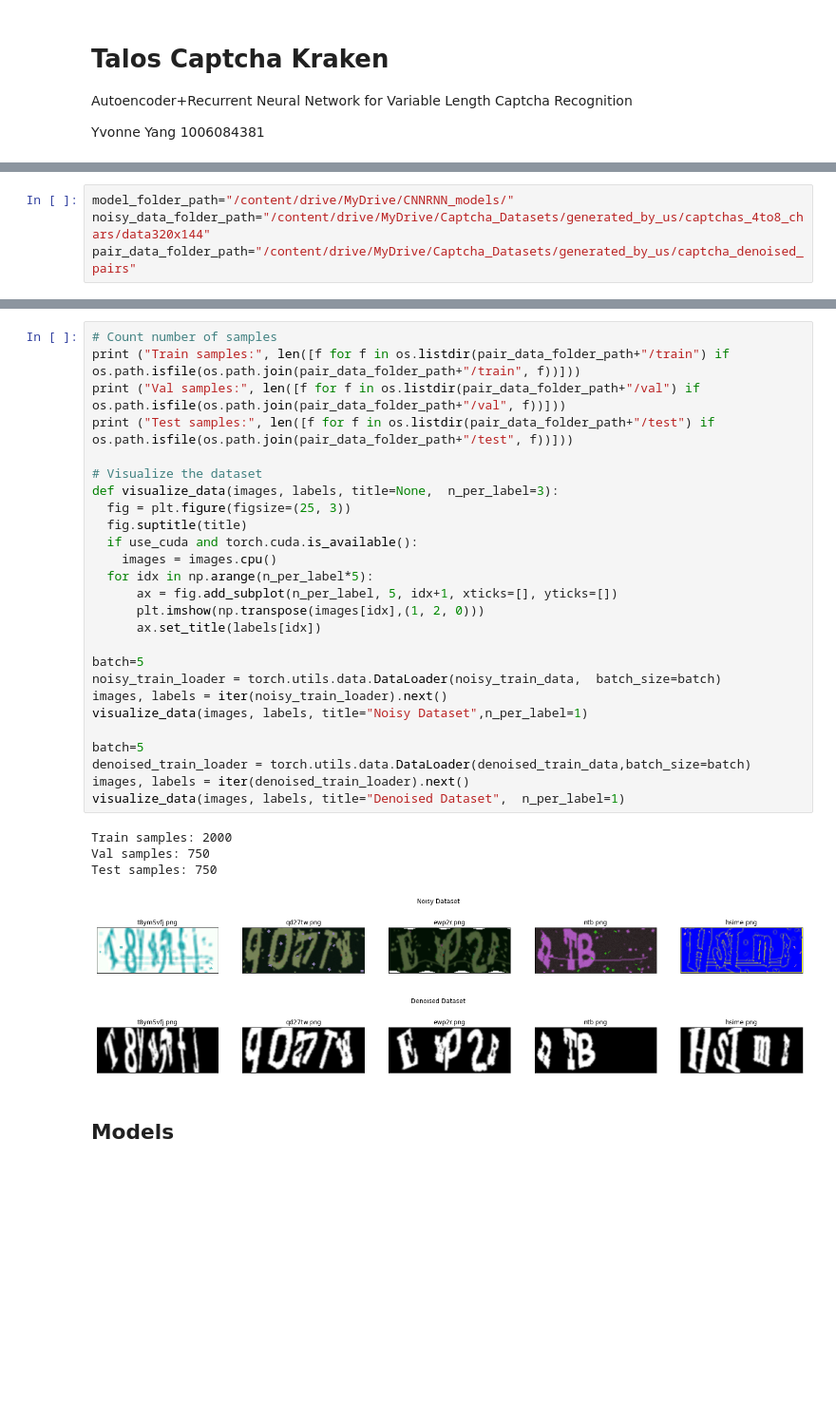
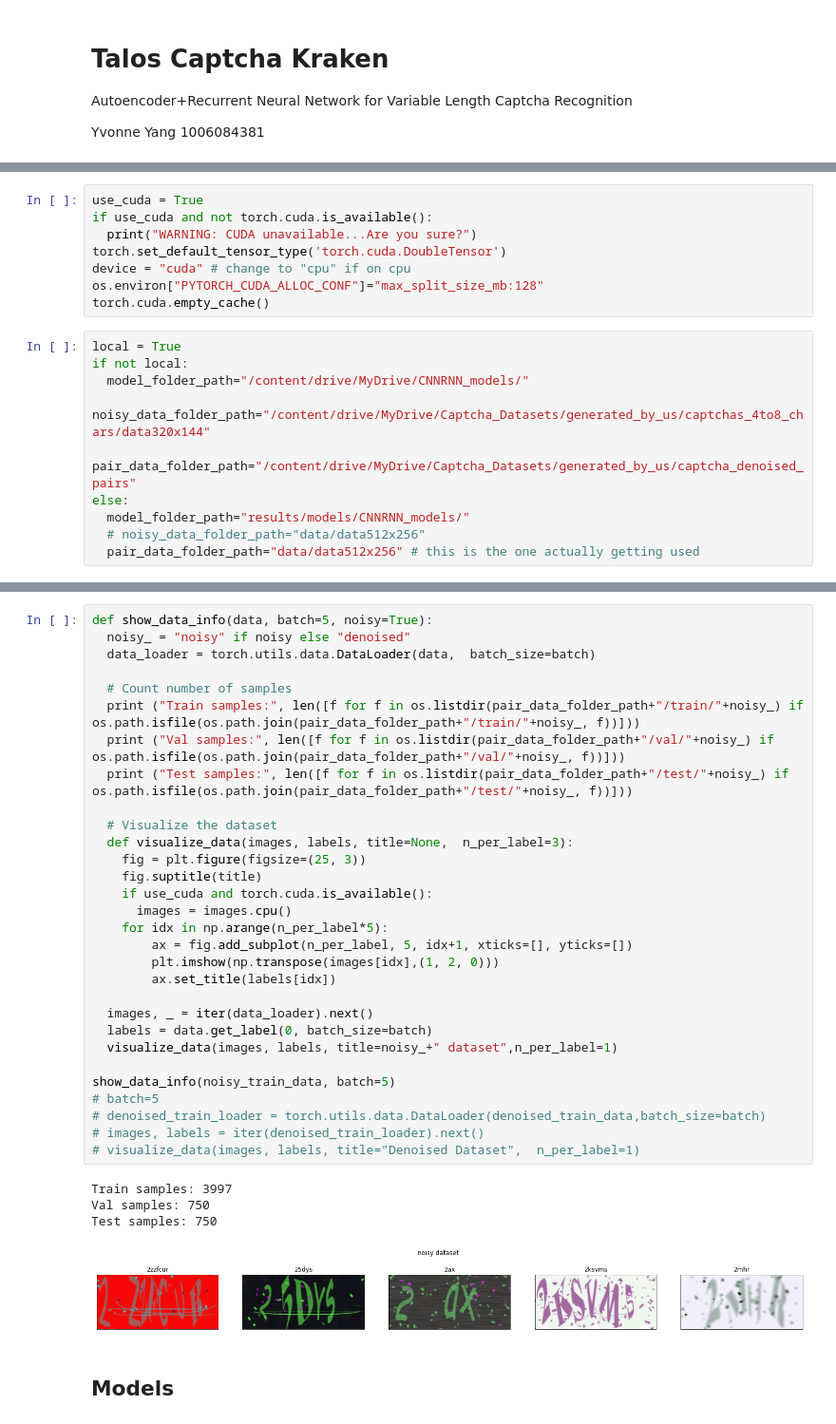
Before and after one commit to Thanoshan/Talos-Captcha-Kraken, a Jupyter notebook: notebooks/005_AE_RNN.ipynb, the cells around one changed output, grey strips where cells are left out. Shown at 95% size. Saved outputs shown, nothing was run; the diff lists cells and outputs as text; blank space fills up the shorter version.

```diff
--- a/notebooks/005_AE_RNN.ipynb
+++ b/notebooks/005_AE_RNN.ipynb
@@ -11,4 +25,18 @@ torch.set_default_tensor_type('torch.cuda.FloatTensor')
+# %%
+use_cuda = True
+if use_cuda and not torch.cuda.is_available():
+  print("WARNING: CUDA unavailable...Are you sure?")
+torch.set_default_tensor_type('torch.cuda.DoubleTensor')
+device = "cuda" # change to "cpu" if on cpu
+os.environ["PYTORCH_CUDA_ALLOC_CONF"]="max_split_size_mb:128"
+torch.cuda.empty_cache()
 # %%
-model_folder_path="/content/drive/MyDrive/CNNRNN_models/"
-noisy_data_folder_path="/content/drive/MyDrive/Captcha_Datasets/generated_by_us/captchas_4to8_chars/data320x144"
-pair_data_folder_path="/content/drive/MyDrive/Captcha_Datasets/generated_by_us/captcha_denoised_pairs"
+local = True
+if not local:
+  model_folder_path="/content/drive/MyDrive/CNNRNN_models/"
+  noisy_data_folder_path="/content/drive/MyDrive/Captcha_Datasets/generated_by_us/captchas_4to8_chars/data320x144"
+  pair_data_folder_path="/content/drive/MyDrive/Captcha_Datasets/generated_by_us/captcha_denoised_pairs"
+else:
+  model_folder_path="results/models/CNNRNN_models/"
+  # noisy_data_folder_path="data/data512x256"
+  pair_data_folder_path="data/data512x256" # this is the one actually getting used
@@ -119,34 +139,37 @@ noisy train data size: 230.40 MB
 # %%
-# Count number of samples
-print ("Train samples:", len([f for f in os.listdir(pair_data_folder_path+"/train") if os.path.isfile(os.path.join(pair_data_folder_path+"/train", f))]))
-print ("Val samples:", len([f for f in os.listdir(pair_data_folder_path+"/val") if os.path.isfile(os.path.join(pair_data_folder_path+"/val", f))]))
-print ("Test samples:", len([f for f in os.listdir(pair_data_folder_path+"/test") if os.path.isfile(os.path.join(pair_data_folder_path+"/test", f))]))
+def show_data_info(data, batch=5, noisy=True):
+  noisy_ = "noisy" if noisy else "denoised"
+  data_loader = torch.utils.data.DataLoader(data,  batch_size=batch)
 
-# Visualize the dataset
-def visualize_data(images, labels, title=None,  n_per_label=3):
-  fig = plt.figure(figsize=(25, 3))
-  fig.suptitle(title)
-  if use_cuda and torch.cuda.is_available():
-    images = images.cpu()
-  for idx in np.arange(n_per_label*5):
-      ax = fig.add_subplot(n_per_label, 5, idx+1, xticks=[], yticks=[])
-      plt.imshow(np.transpose(images[idx],(1, 2, 0)))
-      ax.set_title(labels[idx])
+  # Count number of samples
+  print ("Train samples:", len([f for f in os.listdir(pair_data_folder_path+"/train/"+noisy_) if os.path.isfile(os.path.join(pair_data_folder_path+"/train/"+noisy_, f))]))
+  print ("Val samples:", len([f for f in os.listdir(pair_data_folder_path+"/val/"+noisy_) if os.path.isfile(os.path.join(pair_data_folder_path+"/val/"+noisy_, f))]))
+  print ("Test samples:", len([f for f in os.listdir(pair_data_folder_path+"/test/"+noisy_) if os.path.isfile(os.path.join(pair_data_folder_path+"/test/"+noisy_, f))]))
 
-batch=5
-noisy_train_loader = torch.utils.data.DataLoader(noisy_train_data,  batch_size=batch)
-images, labels = iter(noisy_train_loader).next()
-visualize_data(images, labels, title="Noisy Dataset",n_per_label=1)
+  # Visualize the dataset
+  def visualize_data(images, labels, title=None,  n_per_label=3):
+    fig = plt.figure(figsize=(25, 3))
+    fig.suptitle(title)
+    if use_cuda and torch.cuda.is_available():
+      images = images.cpu()
+    for idx in np.arange(n_per_label*5):
+        ax = fig.add_subplot(n_per_label, 5, idx+1, xticks=[], yticks=[])
+        plt.imshow(np.transpose(images[idx],(1, 2, 0)))
+        ax.set_title(labels[idx])
 
-batch=5
-denoised_train_loader = torch.utils.data.DataLoader(denoised_train_data,batch_size=batch)
-images, labels = iter(denoised_train_loader).next()
-visualize_data(images, labels, title="Denoised Dataset",  n_per_label=1)
+  images, _ = iter(data_loader).next()
+  labels = data.get_label(0, batch_size=batch)
+  visualize_data(images, labels, title=noisy_+" dataset",n_per_label=1)
+
+show_data_info(noisy_train_data, batch=5)
+# batch=5
+# denoised_train_loader = torch.utils.data.DataLoader(denoised_train_data,batch_size=batch)
+# images, labels = iter(denoised_train_loader).next()
+# visualize_data(images, labels, title="Denoised Dataset",  n_per_label=1)
 # %% [output]
-Train samples: 2000
+Train samples: 3997
 Val samples: 750
 Test samples: 750
-[figure, old version]
+[figure, new version]
-[figure, removed]
 # %% [markdown]
 ## Models
```
Also changed, not shown: parts of 58 cells of this notebook, 2 other files.
